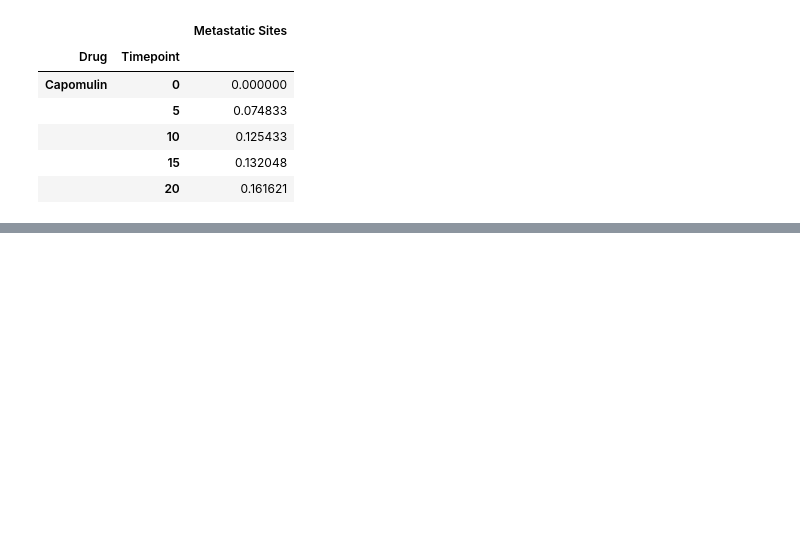
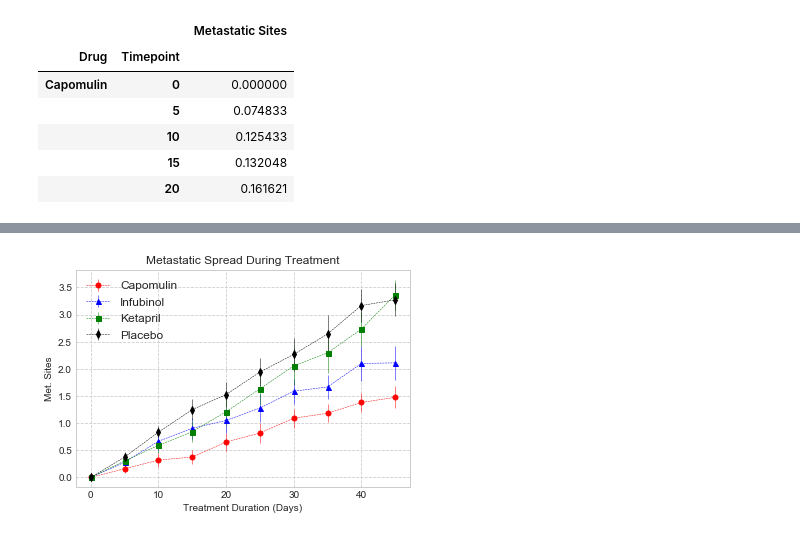
Before and after one commit to virav15/Matplotlib, a Jupyter notebook: Pymaceuticals.ipynb, the cells around one changed output, grey strips where cells are left out. Drawn from its saved outputs; the diff is of its cells as text; code cells hidden in the pictures; blank space fills up the shorter version.

```diff
--- a/Pymaceuticals.ipynb
+++ b/Pymaceuticals.ipynb
@@ -223,3 +212,31 @@ mean_pivot.head()
 | 10 | 43.084291 | 48.285125 | 49.403909 | 49.582269 | 48.694210 | 49.423329 | 49.101541 | 42.531957 | 49.463844 | ... |
 | 15 | 42.064317 | 50.094055 | 51.296397 | 52.399974 | 50.933018 | 51.359742 | 51.067318 | 41.495061 | 51.529409 | ... |
 | 20 | 40.716325 | 52.157049 | 53.197691 | 54.920935 | 53.644087 | 54.364417 | 53.346737 | 40.238325 | 54.067395 | ... |
+# %%
+plt.errorbar(meta_mean_pivot.index, meta_mean_pivot["Capomulin"], yerr=meta_error_pivot["Capomulin"],\
+             color="r", marker="o", markersize=5, linestyle="dashed", linewidth=0.50)
+plt.errorbar(meta_mean_pivot.index, meta_mean_pivot["Infubinol"], yerr=meta_error_pivot["Infubinol"],\
+             color="b", marker="^", markersize=5, linestyle="dashed", linewidth=0.50)
+plt.errorbar(meta_mean_pivot.index, meta_mean_pivot["Ketapril"],yerr=meta_error_pivot["Ketapril"],\
+             color="g", marker="s", markersize=5, linestyle="dashed", linewidth=0.50)
+plt.errorbar(meta_mean_pivot.index, meta_mean_pivot["Placebo"],yerr=meta_error_pivot["Placebo"],\
+             color="k", marker="d", markersize=5, linestyle="dashed", linewidth=0.50)
+
+
+# Set x and y axis labels including the title of the chart
+plt.title('Metastatic Spread During Treatment') # Give plot main title
+plt.xlabel('Treatment Duration (Days)') # set text for the x axis
+plt.ylabel('Met. Sites') # set text for the y axis
+
+plt.style.use('seaborn-whitegrid')
+plt.grid(linestyle="dashed")
+plt.legend(loc='best', fontsize=12, fancybox=True)
+
+
+# Save the Figure
+plt.savefig("MetastaticSpreadDuringTreatment.png")
+
+# Show the Figure
+plt.show()
+# %% [output]
+[figure, added]
```
Also changed, not shown: parts of 1 cell of this notebook.
